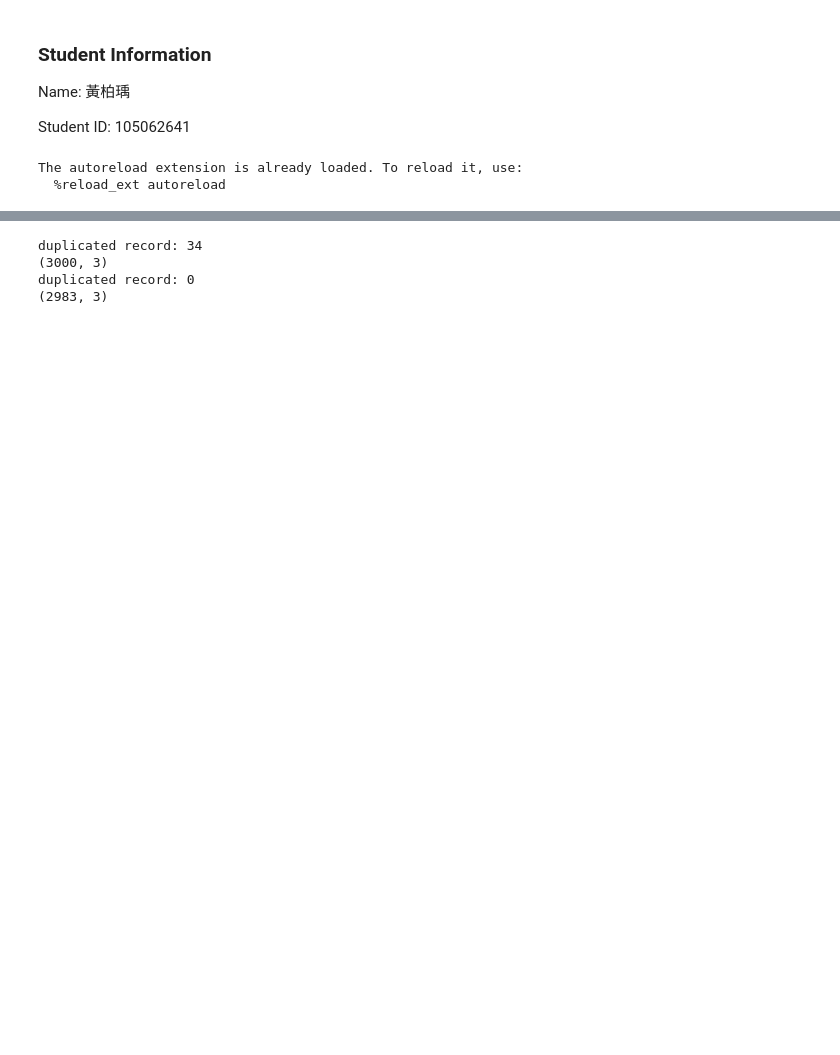
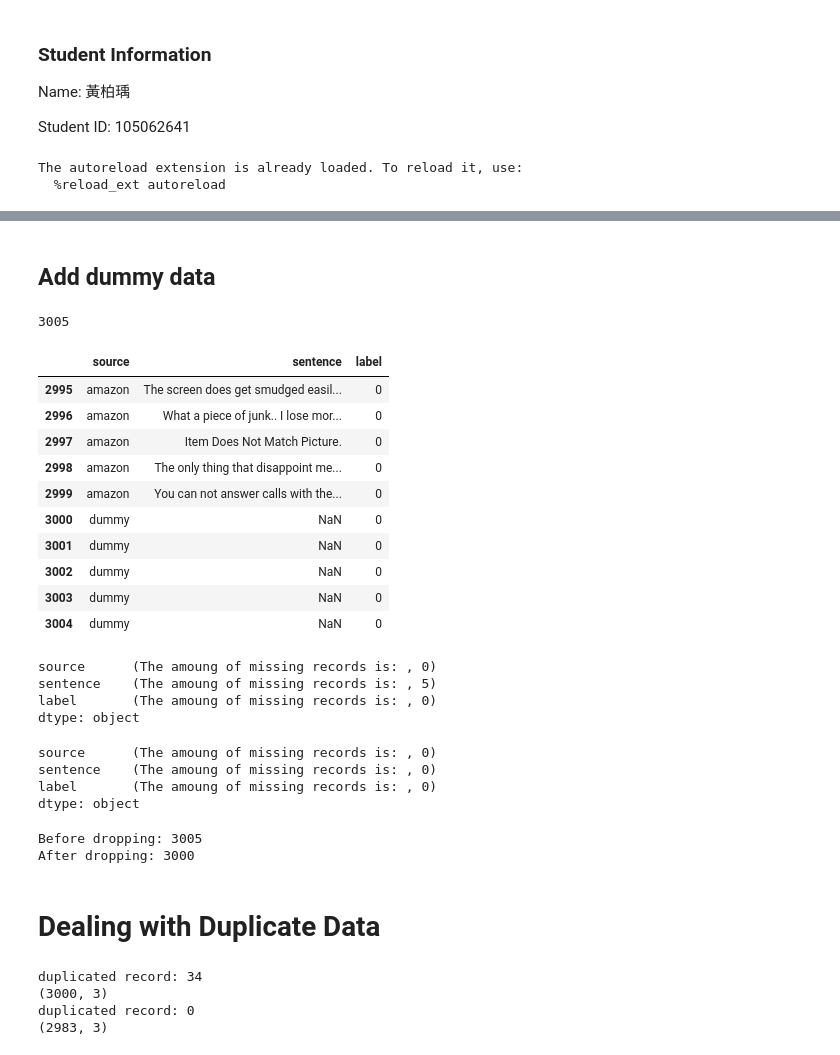
Before and after one commit to good5dog5/data_mining_hw_1, a Jupyter notebook: 黃柏瑀_105062641.ipynb, the cells around one changed output, grey strips where cells are left out. Cells and saved outputs as stored; diff of their text form; code cells hidden in the pictures; blank space fills up the shorter version.

```diff
--- a/黃柏瑀_105062641.ipynb
+++ b/黃柏瑀_105062641.ipynb
@@ -30,3 +154,56 @@ semanticDF = pd.read_csv('./dataset/Sentiment_Labelled_Sentences_Data_Set.csv')
+# %% [markdown]
+## Add dummy data
+# %%
+dummyDF = semanticDF.copy(deep=True)
+dummy_series = pd.Series(["dummy", pd.np.nan, 0], index=["source", "sentence", "label"])
+
+for i in range(0,5):
+    dummyDF = dummyDF.append(dummy_series,ignore_index=True).reset_index(drop=True)
+
+print(len(dummyDF))
+
+# Show last 10 record
+dummyDF[-10:]
+# %% [output]
+3005
+|  | source | sentence | label |
+| 2995 | amazon | The screen does get smudged easil... | 0 |
+| 2996 | amazon | What a piece of junk.. I lose mor... | 0 |
+| 2997 | amazon | Item Does Not Match Picture. | 0 |
+| 2998 | amazon | The only thing that disappoint me... | 0 |
+| 2999 | amazon | You can not answer calls with the... | 0 |
+| 3000 | dummy | NaN | 0 |
+| 3001 | dummy | NaN | 0 |
+| 3002 | dummy | NaN | 0 |
+| 3003 | dummy | NaN | 0 |
+| 3004 | dummy | NaN | 0 |
+# %%
+# Check missing values, and find 5 missing values
+dummyDF.isnull().apply(lambda x: dmh.check_missing_values(x), axis=0)
+# %% [output]
+source      (The amoung of missing records is: , 0)
+sentence    (The amoung of missing records is: , 5)
+label       (The amoung of missing records is: , 0)
+dtype: object
+# %%
+# Drop them !
+len_b = len(dummyDF)
+dummyDF.dropna(inplace=True)
+len_a = len(dummyDF)
+dummyDF.isnull().apply(lambda x: dmh.check_missing_values(x), axis=0)
+# %% [output]
+source      (The amoung of missing records is: , 0)
+sentence    (The amoung of missing records is: , 0)
+label       (The amoung of missing records is: , 0)
+dtype: object
+# %%
+print("Before dropping:", len_b)
+print("After dropping:", len_a)
+# %% [output]
+Before dropping: 3005
+After dropping: 3000
+# %% [markdown]
+# Dealing with Duplicate Data
 # %%
 # Checkout if duplicated record
 print("duplicated record: "+str(sum(semanticDF.duplicated(keep=False))))
```
Also changed, not shown: parts of 18 cells of this notebook.
